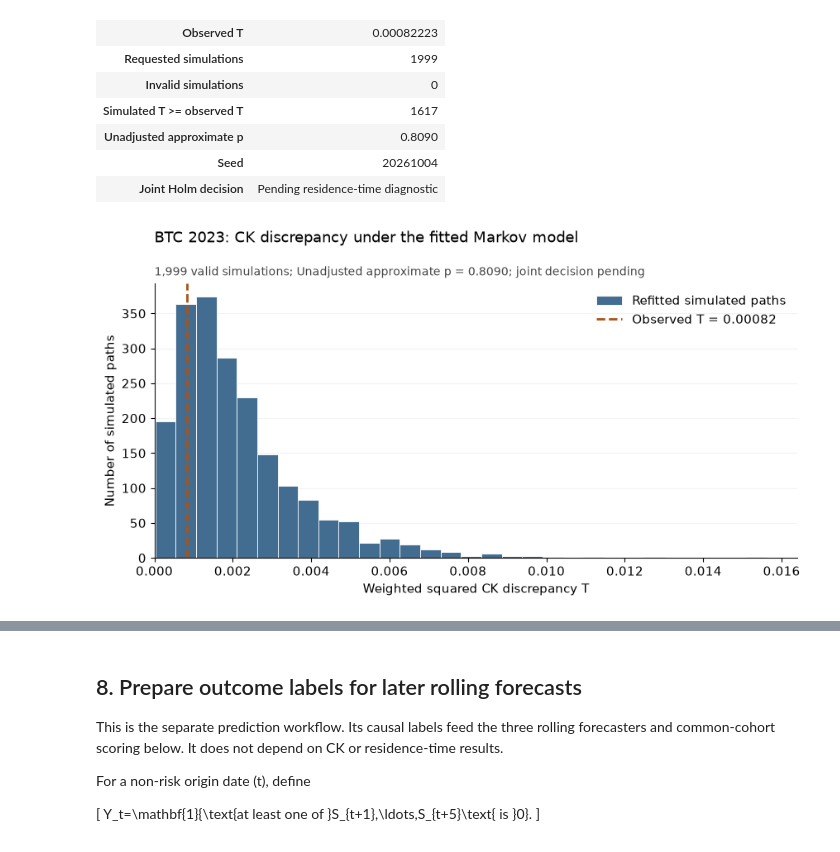
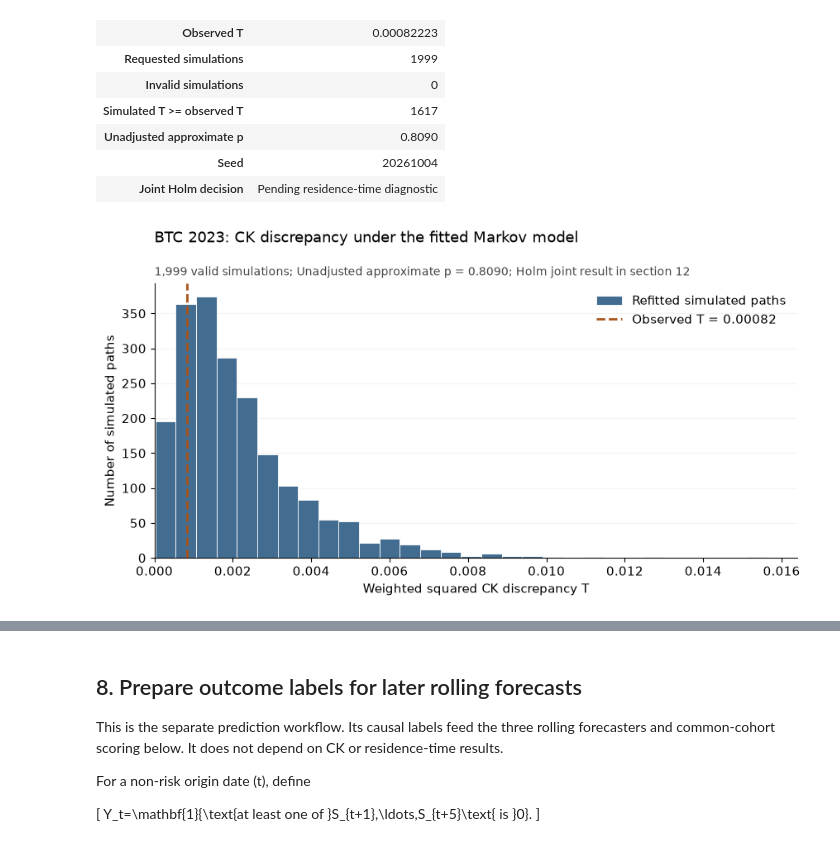
Before and after one commit to Arakushima/btc_markov, a Jupyter notebook: notebooks/01_states_and_first_passage.ipynb, the cells around one changed output, grey strips where cells are left out. Cells and saved outputs as stored; diff of their text form; code cells hidden in the pictures.

Commit message:
Part B: development structural diagnostics (CK, residence, Holm)

```diff
--- a/notebooks/01_states_and_first_passage.ipynb
+++ b/notebooks/01_states_and_first_passage.ipynb
@@ -486,29 +488,29 @@ display(pd.Series({
 # %%
 %matplotlib inline
 import matplotlib.pyplot as plt
 
 with plt.rc_context({"font.family": "DejaVu Sans", "font.size": 11,
                      "axes.spines.top": False, "axes.spines.right": False}):
     fig, ax = plt.subplots(figsize=(8.5, 4.5), layout="constrained")
     if len(ck_valid):
         ax.hist(ck_valid, bins=30, color="#426D91", edgecolor="white",
                 linewidth=0.6, label="Refitted simulated paths")
     ax.axvline(ck["statistic"], color="#A95318", linestyle="--", linewidth=2,
                label=f"Observed T = {ck['statistic']:.5f}")
     ax.set_xlim(left=0)
     ax.set_ylim(bottom=0)
     ax.set_xlabel("Weighted squared CK discrepancy T")
     ax.set_ylabel("Number of simulated paths")
     ax.set_title("BTC 2023: CK discrepancy under the fitted Markov model", loc="left", pad=36)
     p_text = (f"Unadjusted approximate p = {ck_result['p_value']:.4f}"
               if np.isfinite(ck_result["p_value"]) else "p withheld: invalid simulations")
-    ax.text(0, 1.03, f"{len(ck_valid):,} valid simulations; {p_text}; joint decision pending",
+    ax.text(0, 1.03, f"{len(ck_valid):,} valid simulations; {p_text}; Holm joint result in section 12",
             transform=ax.transAxes, fontsize=10, color="#454545")
     ax.legend(frameon=False, loc="upper right")
     ax.grid(axis="y", alpha=0.15)
     ax.set_axisbelow(True)
     display(fig)
     plt.close(fig)
 # %% [output]
-[figure, old version]
+[figure, new version]
 # %% [markdown]
```
Also changed, not shown: parts of 24 cells of this notebook, 16 other files.
